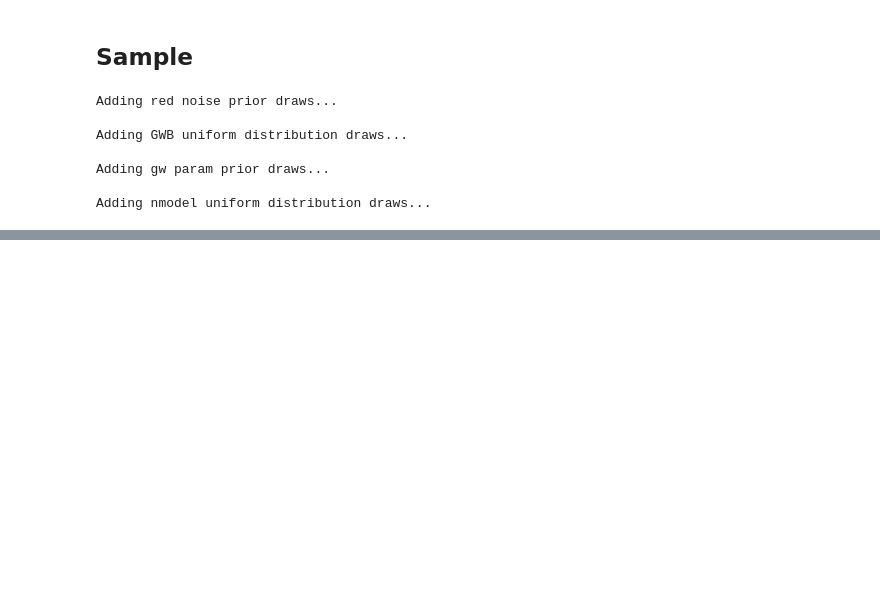
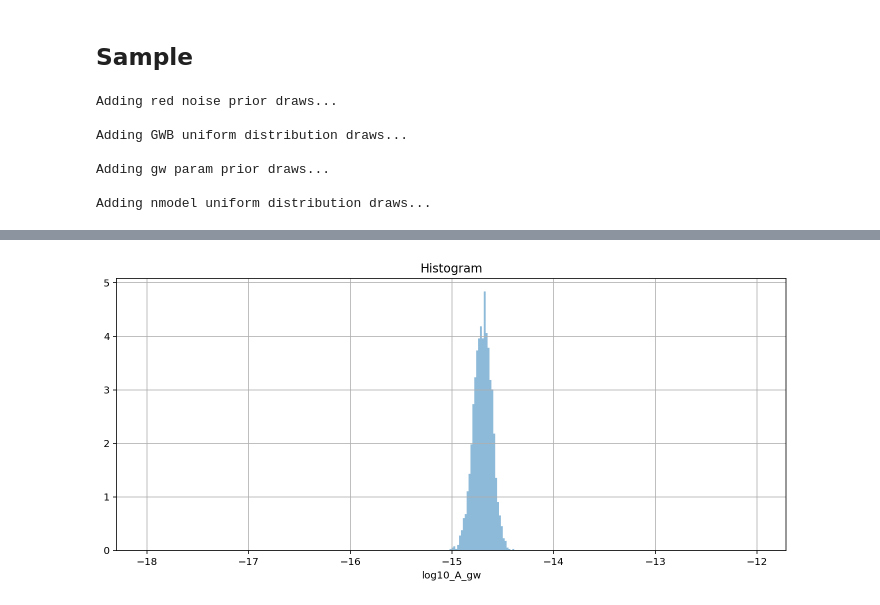
Before and after one commit to nanograv/12p5yr_stochastic_analysis, a Jupyter notebook: tutorials/full_pta/ms_1vs2a.ipynb, the cells around one changed output, grey strips where cells are left out. Saved outputs shown, nothing was run; the diff lists cells and outputs as text; code cells hidden in the pictures; blank space fills up the shorter version.

```diff
--- a/tutorials/full_pta/ms_1vs2a.ipynb
+++ b/tutorials/full_pta/ms_1vs2a.ipynb
@@ -156,3 +141,15 @@ NameError: name 'burn' is not defined
+# %%
+# Plot a histogram of the marginalized posterior distribution for ind_model > 0.5 (includes common red process)
+bins = fd_bins(chain_burn[chain_burn[:, ind_model] > 0.5, ind_gwamp], logAmin=-18, logAmax=-12)  # let FD rule decide bins (in ../settings.py)
+plt.figure(figsize=(12, 5))
+plt.title('Histogram')
+plt.hist(chain_burn[chain_burn[:, ind_model] > 0.5, ind_gwamp], bins=bins, histtype='stepfilled',
+         lw=2, color='C0', alpha=0.5, density=True)
+plt.xlabel('log10_A_gw')
+plt.grid(b=True)
+plt.show()
+# %% [output]
+[figure, added]
 # %%
 # Plot histogram for GWB model selection
 # This will tell us how much we have sampled for each model
```
Also changed, not shown: parts of 24 cells of this notebook, 19 other files.
